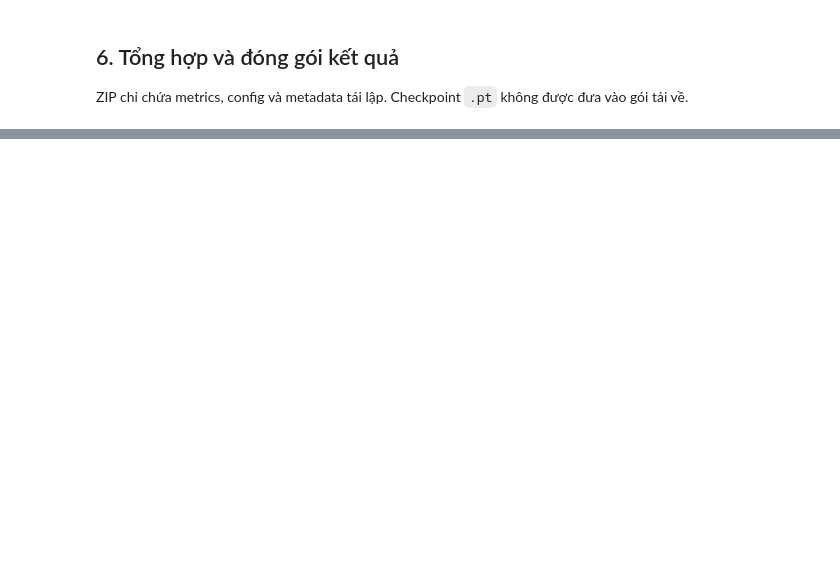
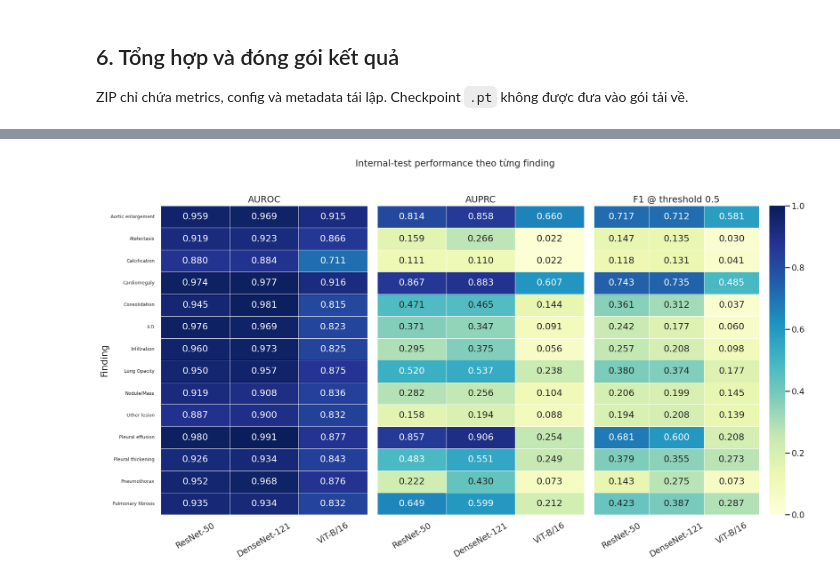
Before and after one commit to HuyDuongQuoc/DATH-HK261-explainable-cxr, a Jupyter notebook: notebooks/02_experiment.ipynb, the cells around one changed output, grey strips where cells are left out. Cells and saved outputs as stored; diff of their text form; code cells hidden in the pictures; blank space fills up the shorter version.

```diff
--- a/notebooks/02_experiment.ipynb
+++ b/notebooks/02_experiment.ipynb
@@ -593,0 +1041,69 @@ Notebook không tự động commit hoặc push bất kỳ file nào.
+# %%
+heatmap_metrics = [
+    ("auroc", "AUROC"),
+    ("average_precision", "AUPRC"),
+    ("f1", "F1 @ threshold 0.5"),
+]
+
+fig, axes = plt.subplots(
+    1,
+    3,
+    figsize=(20, 11),
+    sharey=True,
+)
+
+for ax, (metric_column, title) in zip(
+    axes,
+    heatmap_metrics,
+):
+    matrix = per_class_df.pivot(
+        index="finding",
+        columns="Model",
+        values=metric_column,
+    )
+
+    matrix = matrix.reindex(
+        index=finding_order,
+        columns=MODEL_ORDER,
+    )
+
+    sns.heatmap(
+        matrix,
+        annot=True,
+        fmt=".3f",
+        cmap="YlGnBu",
+        vmin=0,
+        vmax=1,
+        linewidths=0.5,
+        cbar=ax is axes[-1],
+        ax=ax,
+    )
+
+    ax.set_title(title)
+    ax.set_xlabel("")
+    ax.set_ylabel(
+        "Finding" if ax is axes[0] else ""
+    )
+    ax.tick_params(axis="x", rotation=30)
+    ax.tick_params(axis="y", labelsize=9)
+
+fig.suptitle(
+    "Internal-test performance theo từng finding",
+    fontsize=18,
+    y=1.02,
+)
+fig.tight_layout()
+
+fig.savefig(
+    FIGURE_ROOT / "02_per_class_metrics_heatmap.png",
+    dpi=300,
+    bbox_inches="tight",
+)
+fig.savefig(
+    FIGURE_ROOT / "02_per_class_metrics_heatmap.pdf",
+    bbox_inches="tight",
+)
+
+plt.show()
+# %% [output]
+[figure, added]
```
Also changed, not shown: parts of 18 cells of this notebook, 6 other files.
